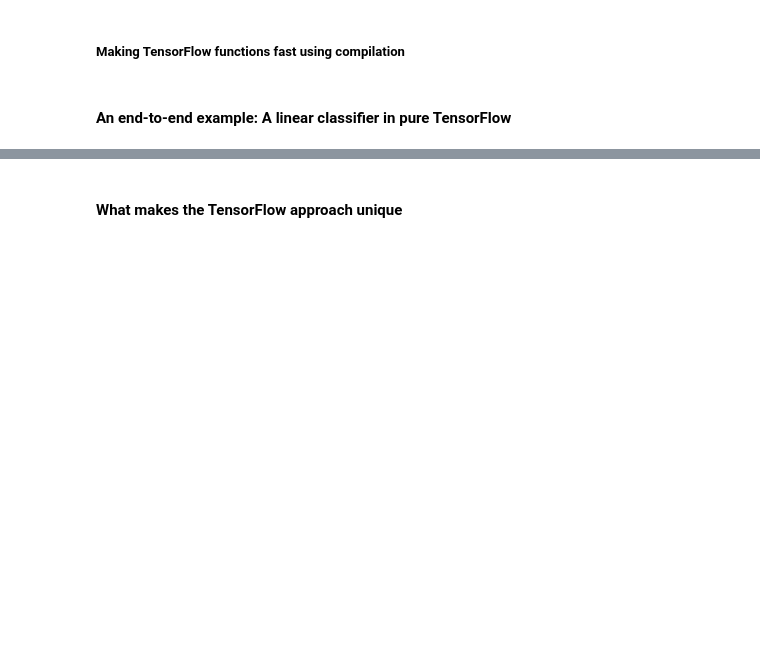
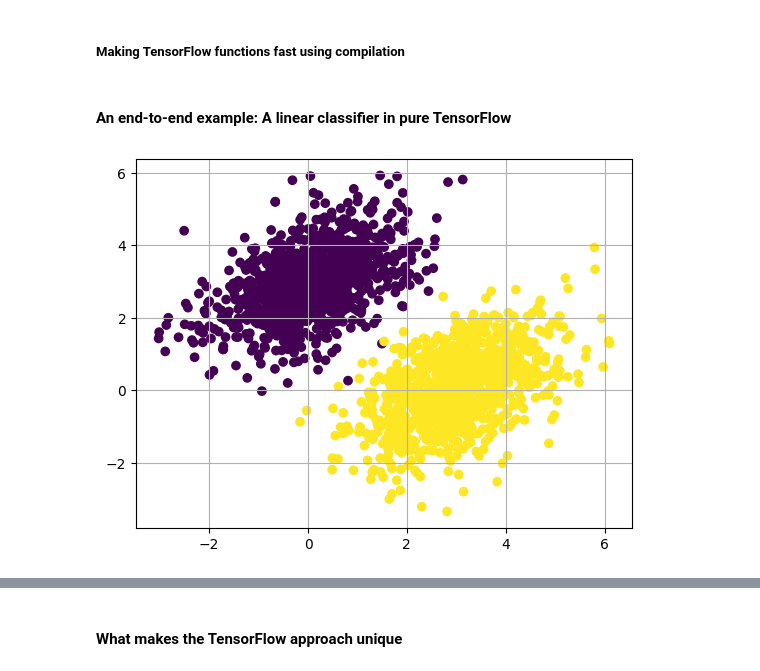
Before and after one commit to bertramwooster/deep-learning-with-python-notebooks, a Jupyter notebook: chapter03_introduction-to-ml-frameworks.ipynb, the cells around one changed output, grey strips where cells are left out. Cells and saved outputs as stored; diff of their text form; code cells hidden in the pictures; blank space fills up the shorter version.

```diff
--- a/chapter03_introduction-to-ml-frameworks.ipynb
+++ b/chapter03_introduction-to-ml-frameworks.ipynb
@@ -187,8 +192,11 @@ targets = np.vstack(
 # %%
 import matplotlib.pyplot as plt
 
 plt.scatter(inputs[:, 0], inputs[:, 1], c=targets[:, 0])
+plt.grid(True)
 plt.show()
+# %% [output]
+[figure, added]
 # %%
 input_dim = 2
 output_dim = 1
```
Also changed, not shown: parts of 25 cells of this notebook.
